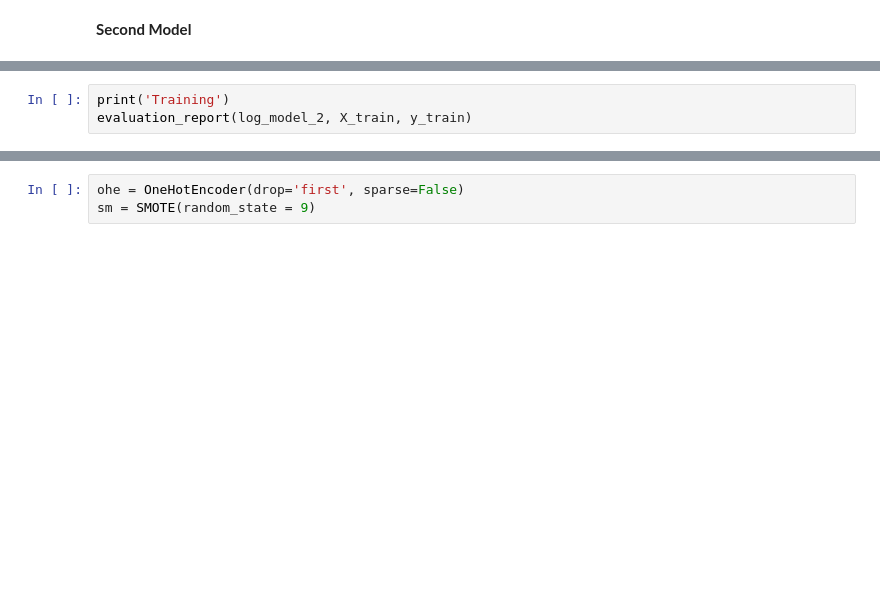
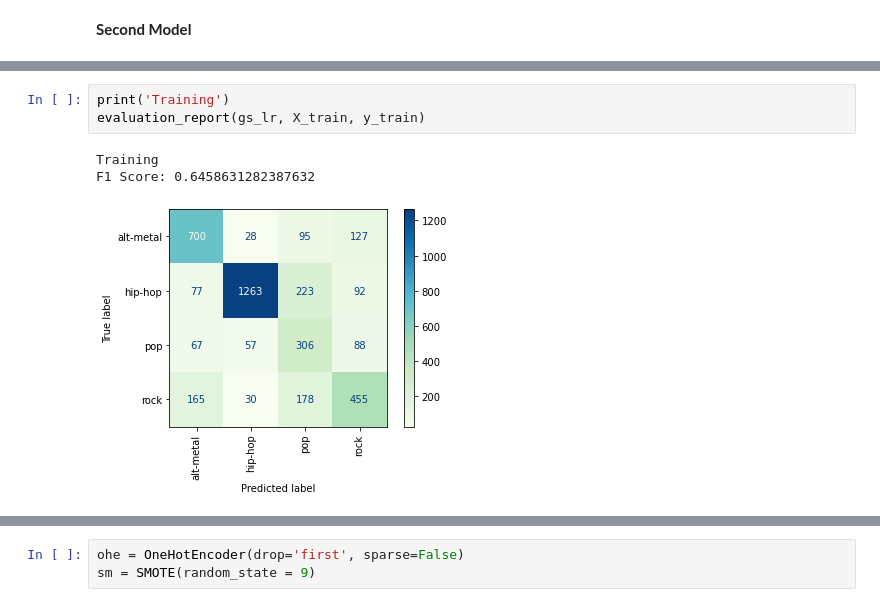
Before and after one commit to Hadryan/Music-Recommendation-System-24, a Jupyter notebook: Data-Modeling.ipynb, the cells around one changed output, grey strips where cells are left out. Saved outputs shown, nothing was run; the diff lists cells and outputs as text; blank space fills up the shorter version.

```diff
--- a/Data-Modeling.ipynb
+++ b/Data-Modeling.ipynb
@@ -128,5 +165,9 @@ gs_lr.best_params_
 # %%
 print('Training')
-evaluation_report(log_model_2, X_train, y_train)
+evaluation_report(gs_lr, X_train, y_train)
+# %% [output]
+Training
+F1 Score: 0.6458631282387632
+[figure, added]
 # %%
 print('Testing')
```
Also changed, not shown: parts of 31 cells of this notebook, 1 other file.
